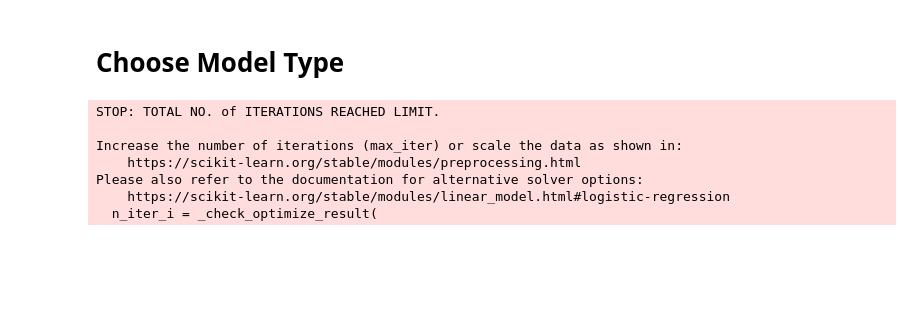
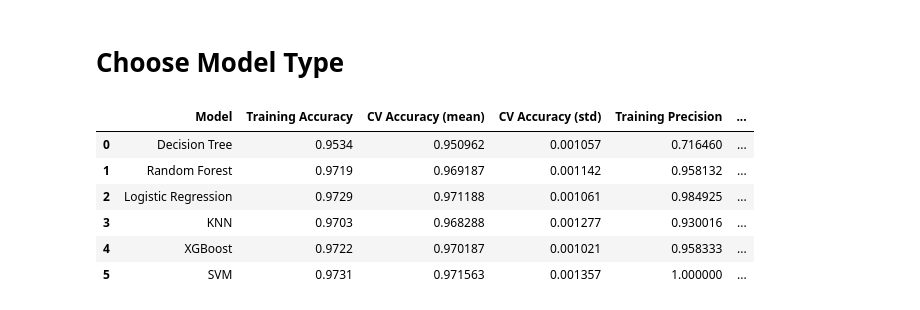
Before and after one commit to mezkymy/diabetes-prediction, a Jupyter notebook: Diabetes_Prediction.ipynb, the cells around one changed output. Drawn from its saved outputs; the diff is of its cells as text; code cells hidden in the pictures; blank space fills up the shorter version.

Commit message:
changed solver for logistic regression

```diff
--- a/Diabetes_Prediction.ipynb
+++ b/Diabetes_Prediction.ipynb
@@ -339,20 +342,20 @@ def cross_validation(models, cv):
 # %%
 models = [
     ['Decision Tree', DecisionTreeClassifier(random_state=random_state)],
     ['Random Forest', RandomForestClassifier(random_state=random_state)],
-    ['Logistic Regression', LogisticRegression(random_state=random_state, max_iter=1000)],
+    ['Logistic Regression', LogisticRegression(random_state=random_state, solver='saga')],
     ['KNN', KNeighborsClassifier()],
     ['XGBoost', XGBClassifier()],
     ['SVM', SVC(random_state=random_state)]
 ]
 
 cv_result = cross_validation(models, 5)
 cv_result
 # %% [output]
-STOP: TOTAL NO. of ITERATIONS REACHED LIMIT.
-
-Increase the number of iterations (max_iter) or scale the data as shown in:
-    https://scikit-learn.org/stable/modules/preprocessing.html
-Please also refer to the documentation for alternative solver options:
-    https://scikit-learn.org/stable/modules/linear_model.html#logistic-regression
-  n_iter_i = _check_optimize_result(
+|  | Model | Training Accuracy | CV Accuracy (mean) | CV Accuracy (std) | Training Precision | ... |
+| 0 | Decision Tree | 0.9534 | 0.950962 | 0.001057 | 0.716460 | ... |
+| 1 | Random Forest | 0.9719 | 0.969187 | 0.001142 | 0.958132 | ... |
+| 2 | Logistic Regression | 0.9729 | 0.971188 | 0.001061 | 0.984925 | ... |
+| 3 | KNN | 0.9703 | 0.968288 | 0.001277 | 0.930016 | ... |
+| 4 | XGBoost | 0.9722 | 0.970187 | 0.001021 | 0.958333 | ... |
+| 5 | SVM | 0.9731 | 0.971563 | 0.001357 | 1.000000 | ... |
```
Also changed, not shown: parts of 1 cell of this notebook.
